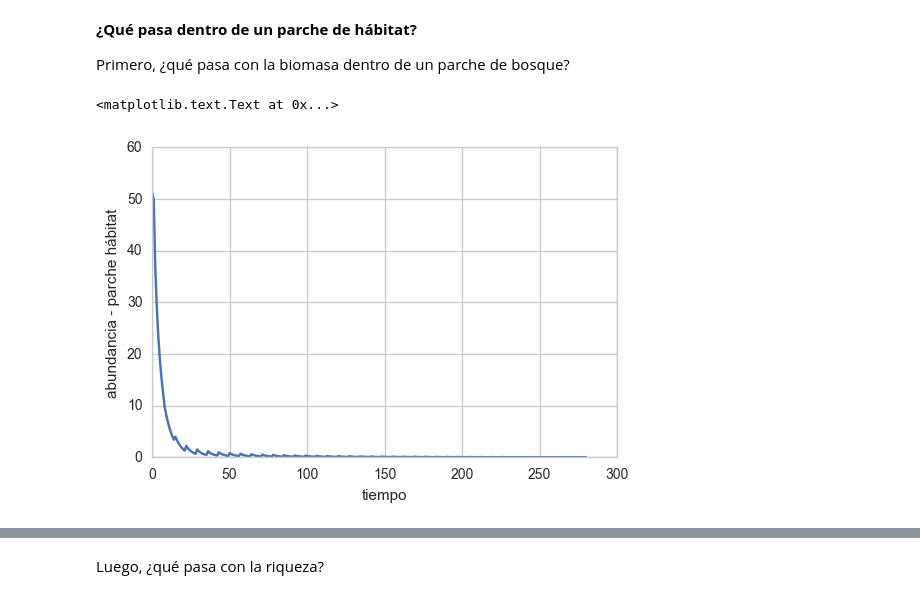
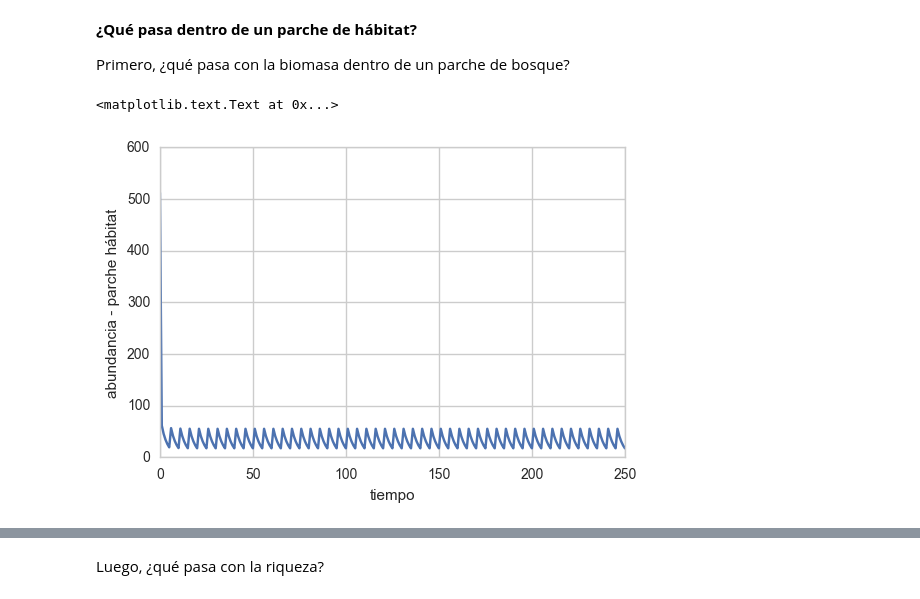
Before and after one commit to iramosp/MatrizAgroecol-gica, a Jupyter notebook: Exp-habitat/Exp parches habitat.ipynb, the cells around one changed output, grey strips where cells are left out. Cells and saved outputs as stored; diff of their text form; code cells hidden in the pictures.

```diff
--- a/Exp-habitat/Exp parches habitat.ipynb
+++ b/Exp-habitat/Exp parches habitat.ipynb
@@ -263,7 +342,7 @@ for c in comunidades:
 # %% [markdown]
 Estructura de poblaciones es `poblaciones[intensificacion, tiempo, x, y, especie]` y de población es [tiempo, x, y, especie]
 # %%
-poblaciones = np.load('./exp4_h4_c064.npy')
+poblaciones = np.load('./exp5_h4_c064.npy')
 poblacion = poblaciones[0, :, :, :, :]
 paisaje = paisajes[0].tolist()
 
@@ -404,16 +483,16 @@ Primero, ¿qué pasa con la biomasa dentro de un parche de bosque?
 # %%
 un_bosque = np.zeros(np.shape(poblaciones)[1])
 for t in range(np.shape(poblaciones)[1]):
-    un_bosque[t] = np.sum(poblaciones[0, t, 4, 4, :])
+    un_bosque[t] = np.sum(poblaciones[9, t, 4, 4, :])
 fig = plt.figure()
 plt.plot(un_bosque)
 #plt.xlim(110, 130)
-#plt.ylim(0, 200)
+plt.ylim(0)
 plt.xlabel('tiempo')
 plt.ylabel('abundancia - parche hábitat')
 # %% [output]
 <matplotlib.text.Text at 0x...>
-[figure, old version]
+[figure, new version]
 # %%
 un_bosque = np.zeros(np.shape(poblaciones)[1])
 for t in range(np.shape(poblaciones)[1]):
```
Also changed, not shown: parts of 22 cells of this notebook, 1 other file.
